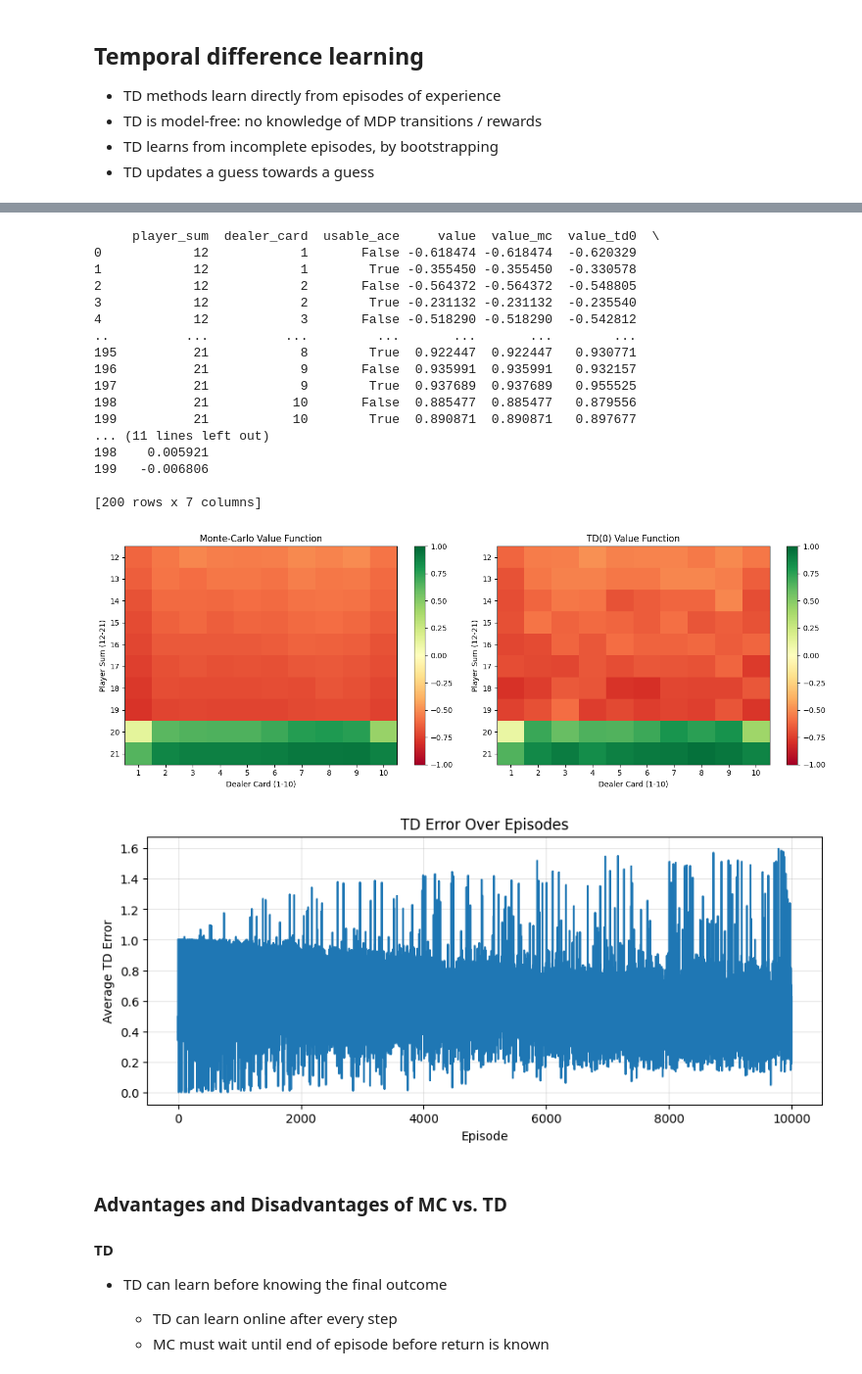
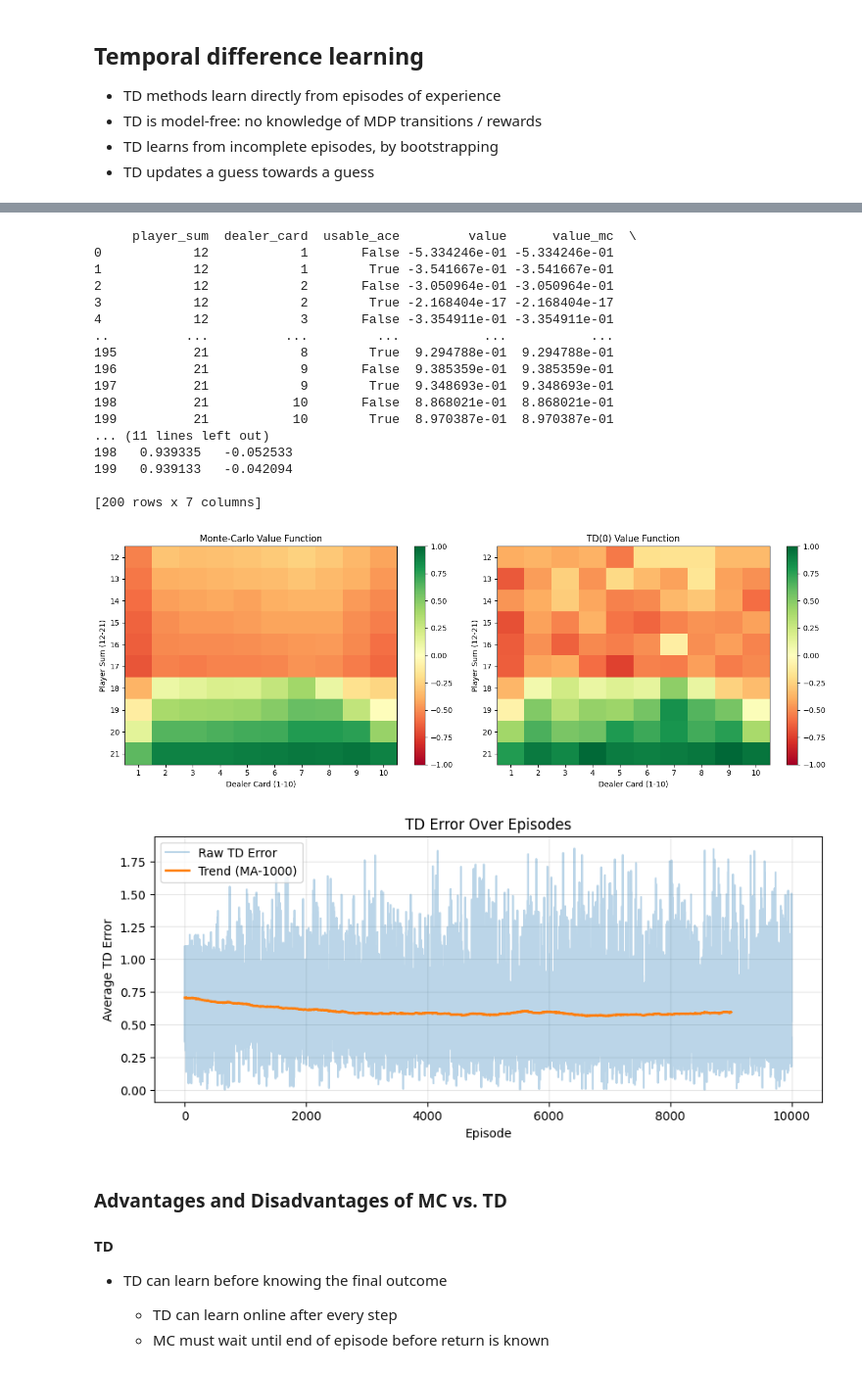
Before and after one commit to jean-kunz/cop_rl, a Jupyter notebook: nbks/1_4_model_free_predictions.ipynb, the cells around one changed output, grey strips where cells are left out. Shown at 98% size. Saved outputs shown, nothing was run; the diff lists cells and outputs as text; code cells hidden in the pictures.

```diff
--- a/nbks/1_4_model_free_predictions.ipynb
+++ b/nbks/1_4_model_free_predictions.ipynb
@@ -477,7 +470,17 @@ As $\alpha$ don't get smaller over time, agent prioritize recent rewards.
 
 def td0_predict(env, policy, num_episodes, alpha=0.01, gamma=1.0):
     """TD(0) prediction: learn V under the given policy."""
+
+    # state is made up of: (player_sum, dealer_card, usable_ace)
+    # player sum ranges from 12 to 21 -> 10 values
+    # dealer card ranges from 1 to 10 -> 10 values
+    # usable ace is boolean -> 2 values
+    # So there are 10*10*2 = 200 states in total
+    # for example:
+    # state = (20, 5, False) -> idx = (20-12, 5-1, int(false)) = (8, 4, 0)
+    # initialize V (set to 1) optimistically to encourage exploration or pessimistically (set to 0) to encourage exploitation
     V = np.zeros((10, 10, 2), dtype=float)
+    V = np.ones((10, 10, 2)) * 0.1  # Initialize optimistically instead of zeros
     td_err_curve = np.zeros(num_episodes, dtype=float)
 
     for ep in range(num_episodes):
@@ -511,7 +514,11 @@ def td0_predict(env, policy, num_episodes, alpha=0.01, gamma=1.0):
 # ── Run ──────────────────────────────────────────────────────────────
 num_episodes = 500_000
 env = BlackjackEnv()
-V_td0, td_err_curve = td0_predict(env, stick_on_20_policy, num_episodes)
+# V_td0, td_err_curve = td0_predict(env, stick_on_20_policy, num_episodes, alpha=0.01, gamma=1.0)
+V_td0, td_err_curve = td0_predict(
+    env, stick_on_20_policy, num_episodes, alpha=0.05, gamma=1.0
+)
+
 
 print(f"V(sum=20, dealer=5, no usable ace): {V_td0[20 - 12, 5 - 1, 0]:.4f}")
 print(f"V(sum=19, dealer=5, no usable ace): {V_td0[19 - 12, 5 - 1, 0]:.4f}")
@@ -583,51 +590,64 @@ axes[0].set_xticks(range(10))
 axes[0].set_xticklabels(range(1, 11))
 axes[0].set_yticks(range(10))
 axes[0].set_yticklabels(range(12, 22))
 plt.colorbar(im1, ax=axes[0])
 
 # TD values
 td_values = V_td0[:, :, 0]  # No usable ace
 im2 = axes[1].imshow(td_values, cmap="RdYlGn", aspect="auto", vmin=-1, vmax=1)
 axes[1].set_title("TD(0) Value Function")
 axes[1].set_xlabel("Dealer Card (1-10)")
 axes[1].set_ylabel("Player Sum (12-21)")
 axes[1].set_xticks(range(10))
 axes[1].set_xticklabels(range(1, 11))
 axes[1].set_yticks(range(10))
 axes[1].set_yticklabels(range(12, 22))
 plt.colorbar(im2, ax=axes[1])
 
 plt.tight_layout()
 plt.show()
 
-# Plot TD error convergence
+# Plot TD error convergence with smoothing to show trend
 plt.figure(figsize=(10, 4))
-plt.plot(td_err_curve[:10000])
+plt.plot(td_err_curve[:10000], alpha=0.3, label="Raw TD Error")
+
+# Add moving average to show trend
+window_size = 1000
+smoothed_error = np.convolve(
+    td_err_curve, np.ones(window_size) / window_size, mode="valid"
+)
+plt.plot(
+    smoothed_error[: 10000 - window_size + 1],
+    linewidth=2,
+    label=f"Trend (MA-{window_size})",
+)
+
 plt.title("TD Error Over Episodes")
 plt.xlabel("Episode")
 plt.ylabel("Average TD Error")
+plt.legend()
 plt.grid(True, alpha=0.3)
 plt.show()
 # %% [output]
-     player_sum  dealer_card  usable_ace     value  value_mc  value_td0  \
-0            12            1       False -0.618474 -0.618474  -0.620329
-1            12            1        True -0.355450 -0.355450  -0.330578
-2            12            2       False -0.564372 -0.564372  -0.548805
-3            12            2        True -0.231132 -0.231132  -0.235540
-4            12            3       False -0.518290 -0.518290  -0.542812
-..          ...          ...         ...       ...       ...        ...
-195          21            8        True  0.922447  0.922447   0.930771
-196          21            9       False  0.935991  0.935991   0.932157
-197          21            9        True  0.937689  0.937689   0.955525
-198          21           10       False  0.885477  0.885477   0.879556
-199          21           10        True  0.890871  0.890871   0.897677
+     player_sum  dealer_card  usable_ace         value      value_mc  \
+0            12            1       False -5.334246e-01 -5.334246e-01
+1            12            1        True -3.541667e-01 -3.541667e-01
+2            12            2       False -3.050964e-01 -3.050964e-01
+3            12            2        True -2.168404e-17 -2.168404e-17
+4            12            3       False -3.354911e-01 -3.354911e-01
+..          ...          ...         ...           ...           ...
+195          21            8        True  9.294788e-01  9.294788e-01
+196          21            9       False  9.385359e-01  9.385359e-01
+197          21            9        True  9.348693e-01  9.348693e-01
+198          21           10       False  8.868021e-01  8.868021e-01
+199          21           10        True  8.970387e-01  8.970387e-01
 ... (11 lines left out)
-198    0.005921
-199   -0.006806
+198   0.939335   -0.052533
+199   0.939133   -0.042094
 
 [200 rows x 7 columns]
-[figure, old version]
+[figure, new version]
-[figure, old version]
+[figure, new version]
 # %% [markdown]
 ### Advantages and Disadvantages of MC vs. TD
 
```
Also changed, not shown: parts of 13 cells of this notebook, 1 other file.
